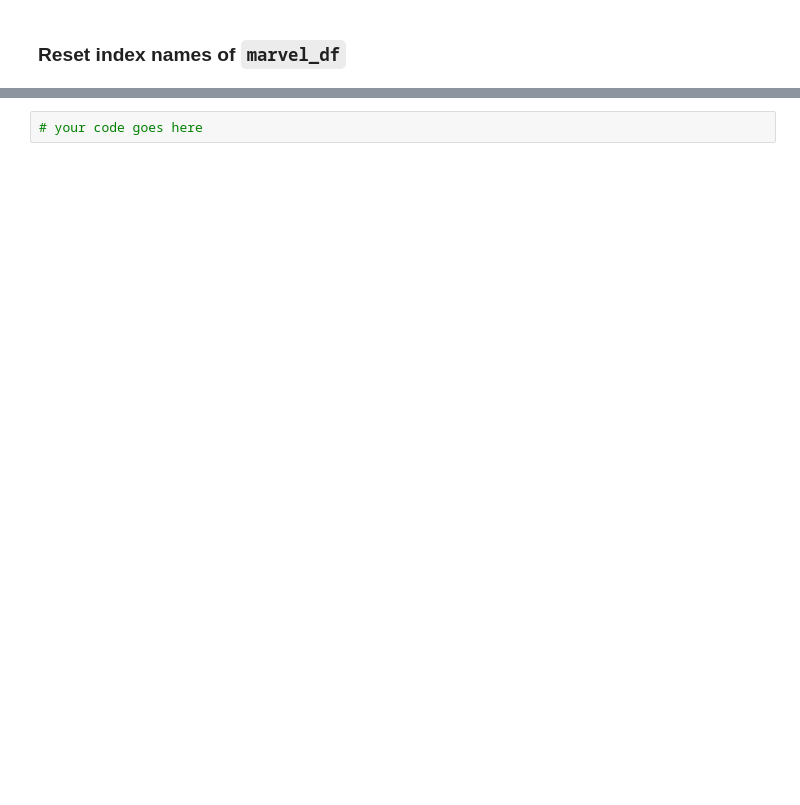
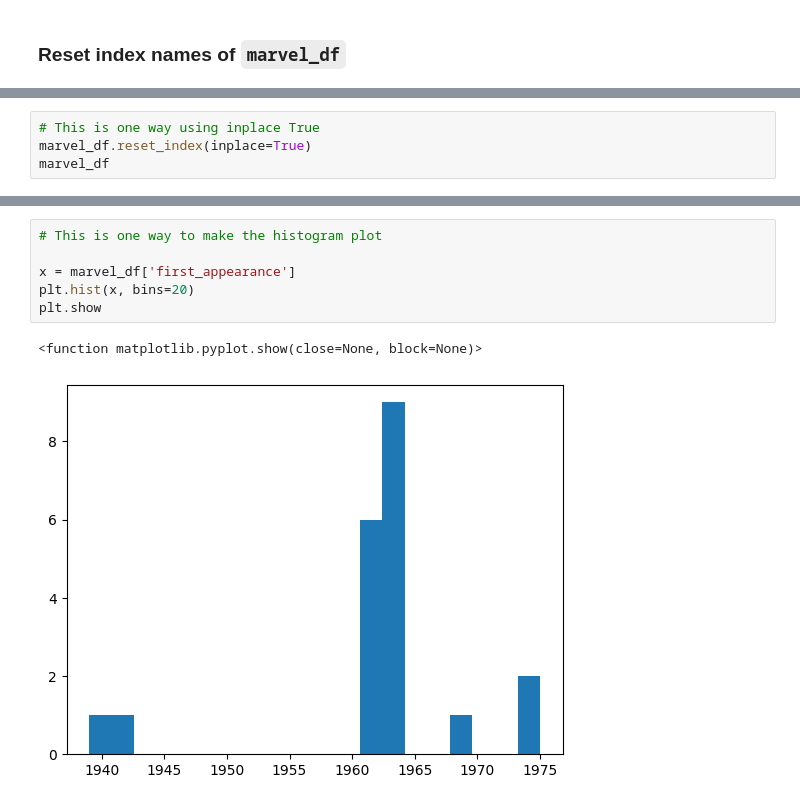
Before and after one commit to abeflores/Data_Analysis_with_Python, a Jupyter notebook: 4 - Pandas DataFrames exercises.ipynb, the cells around one changed output, grey strips where cells are left out. Drawn from its saved outputs; the diff is of its cells as text; blank space fills up the shorter version.

```diff
--- a/4 - Pandas DataFrames exercises.ipynb
+++ b/4 - Pandas DataFrames exercises.ipynb
@@ -667,0 +760,4 @@ marvel_df[mask]
+# %%
+# This is one way using inplace True
+marvel_df.reset_index(inplace=True)
+marvel_df
@@ -682,6 +814,13 @@ marvel_df.first_appearance.plot()
 ![green-divider](https://user-images.githubusercontent.com/7065401/52071924-c003ad80-2562-11e9-8297-1c6595f8a7ff.png)
 
 ### Plot a histogram (plot.hist) with values of `first_appearance`
-# %%
-# your code goes here
+# %%
+# This is one way to make the histogram plot
+
+x = marvel_df['first_appearance']
+plt.hist(x, bins=20)
+plt.show
+# %% [output]
+<function matplotlib.pyplot.show(close=None, block=None)>
+[figure, added]
 # %%
```
Also changed, not shown: parts of 31 cells of this notebook.
